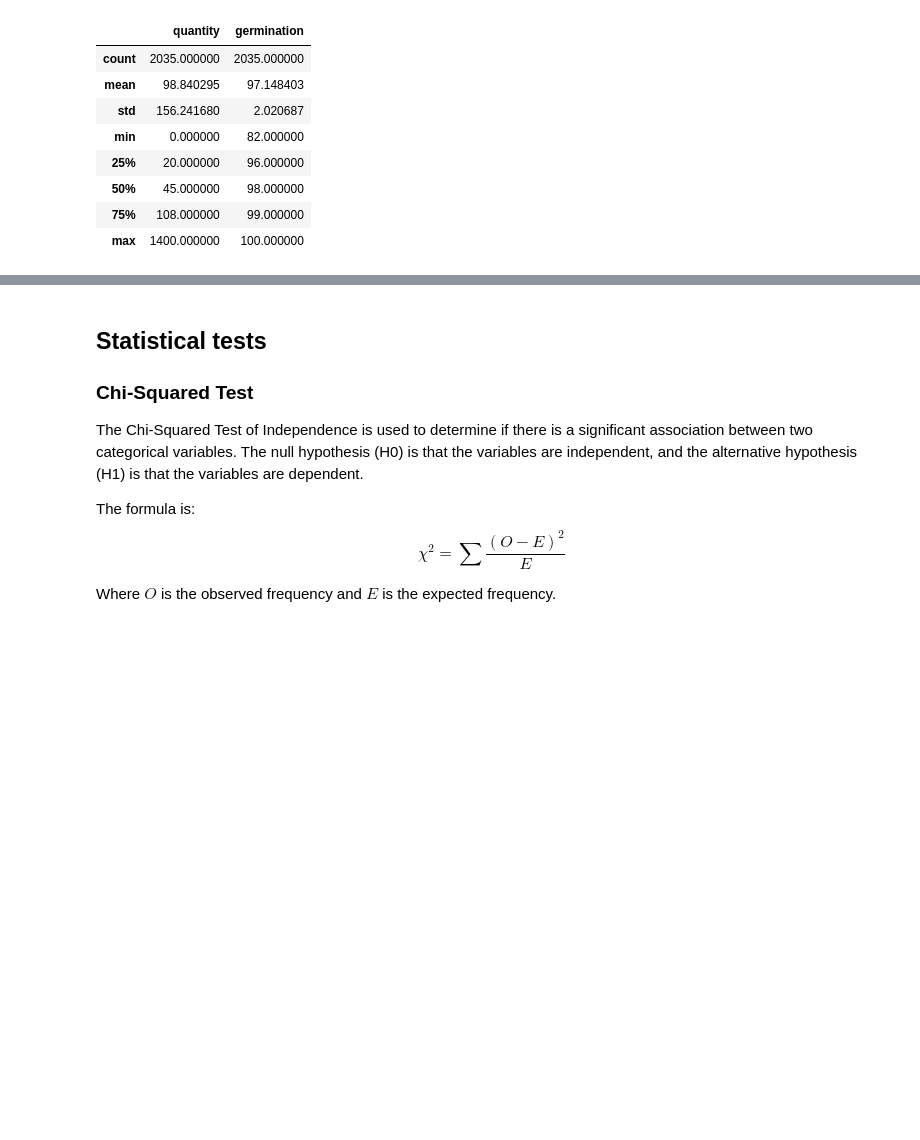
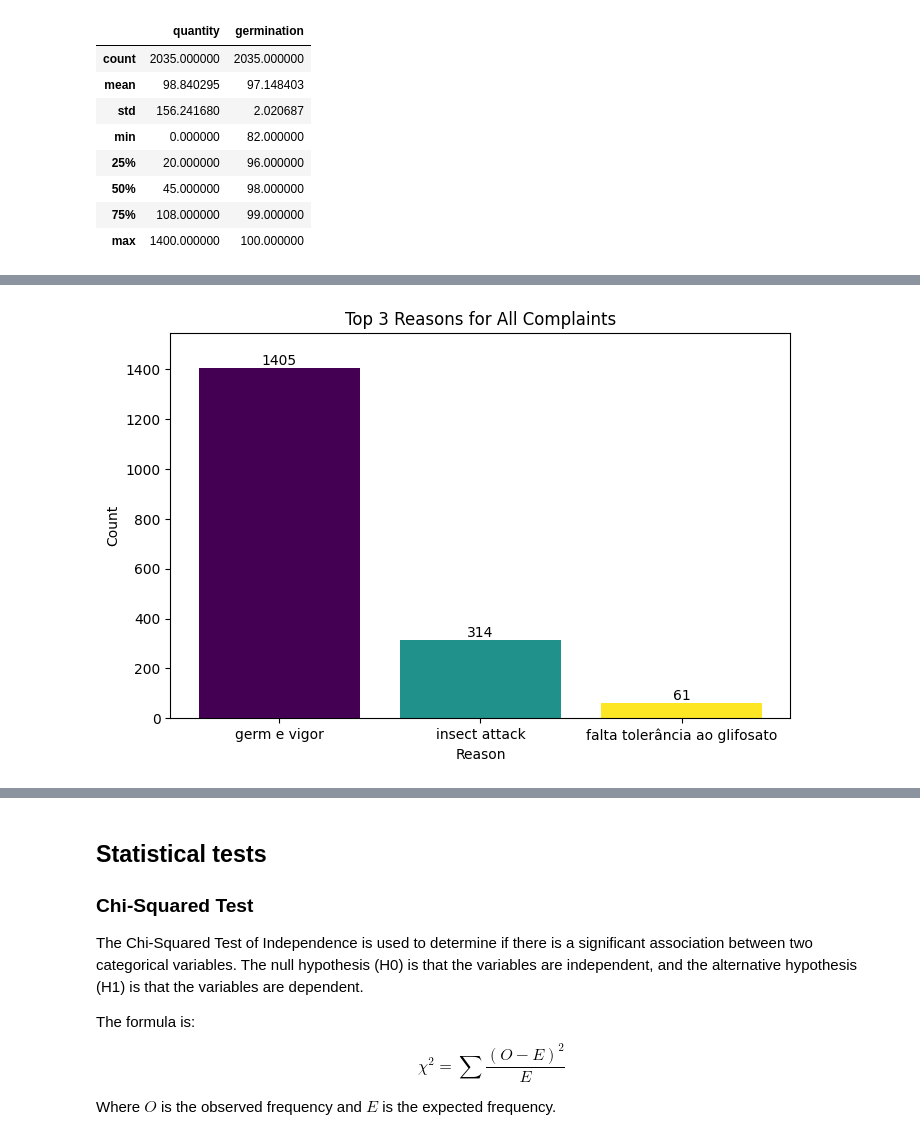
Before and after one commit to josehenriqueroveda/qc-classifier, a Jupyter notebook: qc_classifier/qc_ml.ipynb, the cells around one changed output, grey strips where cells are left out. Cells and saved outputs as stored; diff of their text form; code cells hidden in the pictures; blank space fills up the shorter version.

```diff
--- a/qc_classifier/qc_ml.ipynb
+++ b/qc_classifier/qc_ml.ipynb
@@ -91,16 +115,36 @@ fig1.show()
 # %%
-fig2 = go.Figure(
-    go.Bar(
-        x=df["reason"].value_counts().index[:3],
-        y=df["reason"].value_counts().values[:3],
-        text=df["reason"].value_counts().values[:3],
-        textposition="auto",
-    ),
-)
-fig2.update_layout(
-    title_text="Top 3 reasons for all complaints", bargap=0.5, width=600, height=400
-)
+counts = df["reason"].value_counts()
+
+fig2 = px.bar(
+        x=counts.index[:3],
+        y=counts.values[:3],
+        text=counts.values[:3],
+        color=counts.values[:3],
+        color_continuous_scale="viridis",
+        labels={"x": "Reason", "y": "Count"},
+        title="Top 3 reasons for all complaints",
+    )
+
+fig2.update_traces(text=counts.values, textposition="outside")
+fig2.update_yaxes(range=[0, max(counts.values) * 1.1])
+fig2.update_layout(bargap=0.5, width=600, height=400, coloraxis_showscale=False)
 fig2.show()
+# %%
+plt.figure(figsize=(8, 5))
+colors = cmap(np.linspace(0, 1, 3))
+bars = plt.bar(counts.index[:3], counts.values[:3], color=colors)
+plt.xlabel('Reason')
+plt.ylabel('Count')
+plt.title('Top 3 Reasons for All Complaints')
+for bar in bars:
+    yval = bar.get_height()
+    plt.text(bar.get_x() + bar.get_width()/2, yval + 0.05, yval, ha='center', va='bottom')
+
+plt.ylim(0, max(counts.values[:3]) * 1.1)
+
+plt.show()
+# %% [output]
+[figure, added]
 # %%
 bar1 = go.Bar(
     name="proceed",
```
Also changed, not shown: parts of 10 cells of this notebook.
